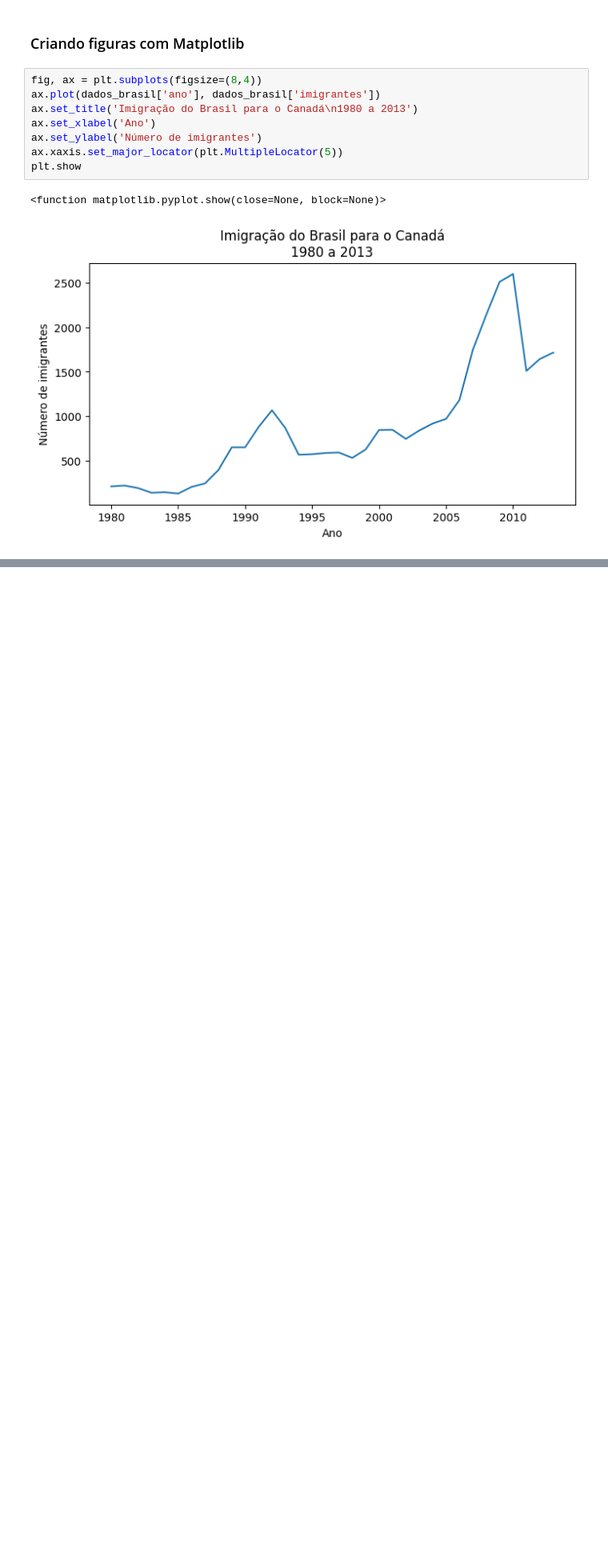
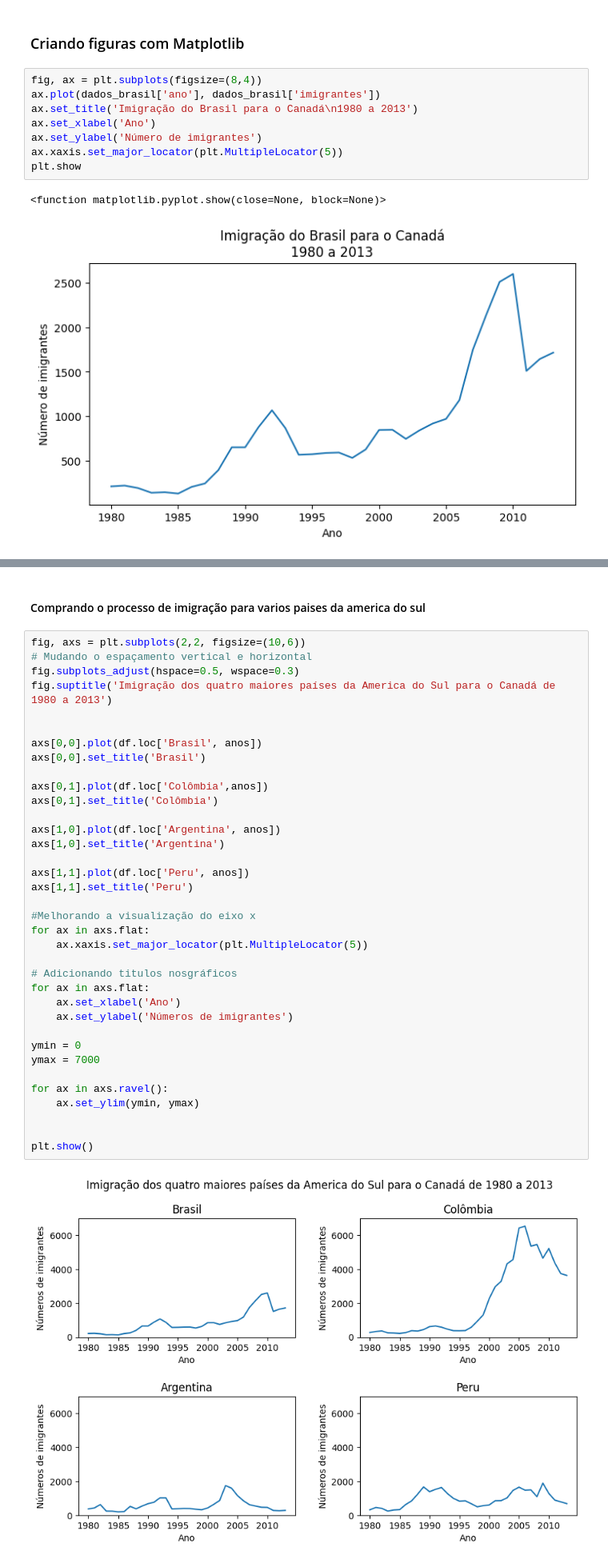
Before and after one commit to dfarneym/data_visualization, a Jupyter notebook: DataVisualization.ipynb, the cells around one changed output, grey strips where cells are left out. Shown: that part at 80% size. Cells and saved outputs as stored; diff of their text form; blank space fills up the shorter version.

```diff
--- a/DataVisualization.ipynb
+++ b/DataVisualization.ipynb
@@ -191,0 +224,40 @@ plt.show
+# %% [markdown]
+#### Comprando o processo de imigração para varios paises da america do sul
+# %%
+fig, axs = plt.subplots(2,2, figsize=(10,6))
+# Mudando o espaçamento vertical e horizontal
+fig.subplots_adjust(hspace=0.5, wspace=0.3)
+fig.suptitle('Imigração dos quatro maiores países da America do Sul para o Canadá de 1980 a 2013')
+
+
+axs[0,0].plot(df.loc['Brasil', anos])
+axs[0,0].set_title('Brasil')
+
+axs[0,1].plot(df.loc['Colômbia',anos])
+axs[0,1].set_title('Colômbia')
+
+axs[1,0].plot(df.loc['Argentina', anos])
+axs[1,0].set_title('Argentina')
+
+axs[1,1].plot(df.loc['Peru', anos])
+axs[1,1].set_title('Peru')
+
+#Melhorando a visualização do eixo x
+for ax in axs.flat:
+    ax.xaxis.set_major_locator(plt.MultipleLocator(5))
+
+# Adicionando titulos nosgráficos
+for ax in axs.flat:
+    ax.set_xlabel('Ano')
+    ax.set_ylabel('Números de imigrantes')
+
+ymin = 0
+ymax = 7000
+
+for ax in axs.ravel():
+    ax.set_ylim(ymin, ymax)
+
+
+plt.show()
+# %% [output]
+[figure, added]
```
Also changed, not shown: parts of 2 cells of this notebook.
